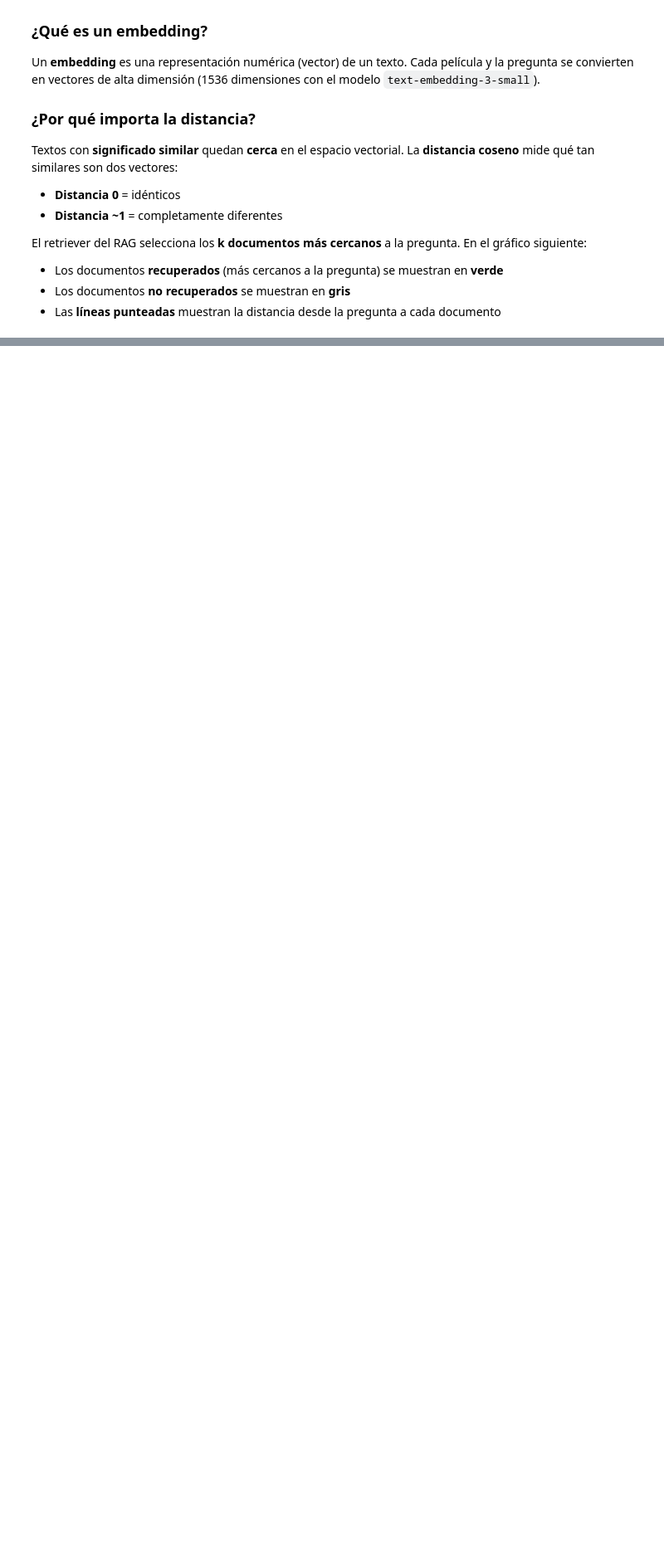
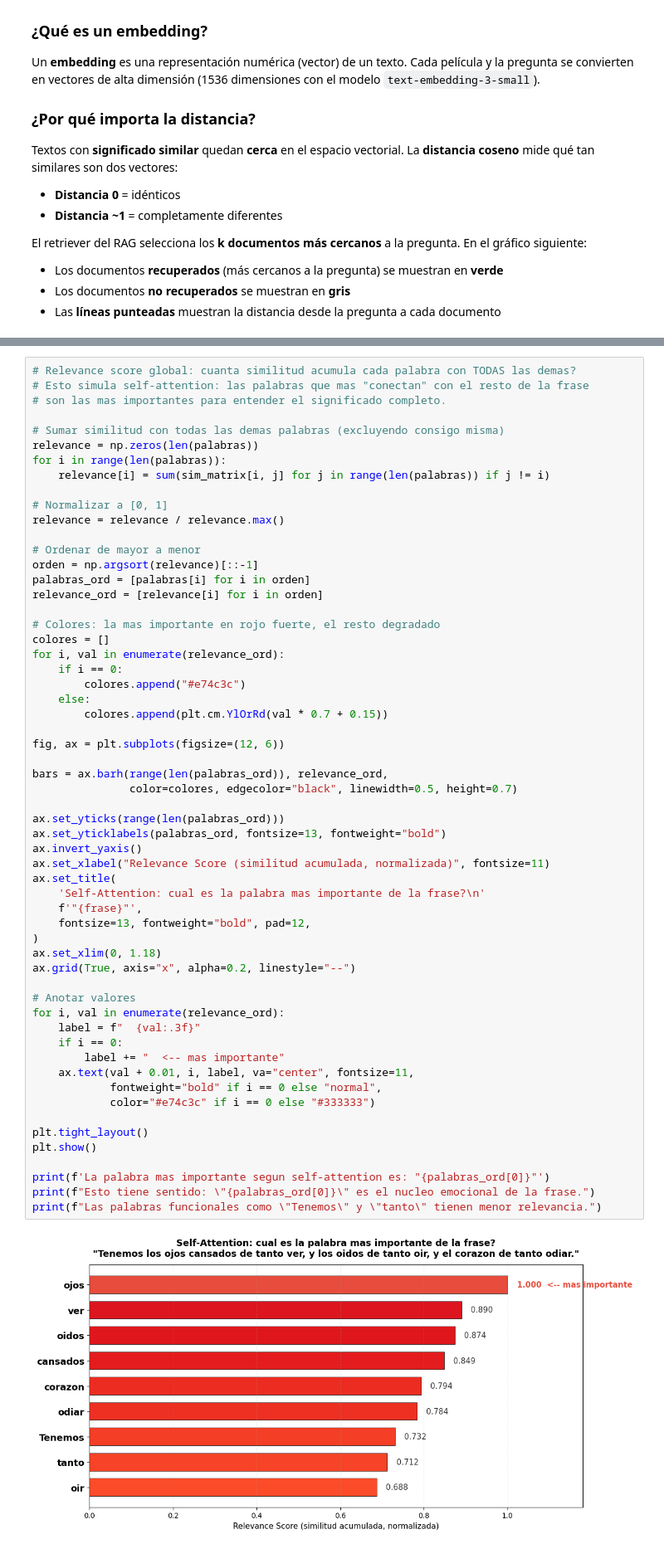
Before and after one commit to carlosjimenez88M/ai_engineering_henry, a Jupyter notebook: 02-vector_data_bases/intro/04-Rags-vectorial_databases.ipynb, the cells around one changed output, grey strips where cells are left out. Shown at 83% size. Drawn from its saved outputs; the diff is of its cells as text; blank space fills up the shorter version.

```diff
--- a/02-vector_data_bases/intro/04-Rags-vectorial_databases.ipynb
+++ b/02-vector_data_bases/intro/04-Rags-vectorial_databases.ipynb
@@ -400,0 +502,60 @@ Distancias coseno (menor = más similar):
+# %%
+# Relevance score global: cuanta similitud acumula cada palabra con TODAS las demas?
+# Esto simula self-attention: las palabras que mas "conectan" con el resto de la frase
+# son las mas importantes para entender el significado completo.
+
+# Sumar similitud con todas las demas palabras (excluyendo consigo misma)
+relevance = np.zeros(len(palabras))
+for i in range(len(palabras)):
+    relevance[i] = sum(sim_matrix[i, j] for j in range(len(palabras)) if j != i)
+
+# Normalizar a [0, 1]
+relevance = relevance / relevance.max()
+
+# Ordenar de mayor a menor
+orden = np.argsort(relevance)[::-1]
+palabras_ord = [palabras[i] for i in orden]
+relevance_ord = [relevance[i] for i in orden]
+
+# Colores: la mas importante en rojo fuerte, el resto degradado
+colores = []
+for i, val in enumerate(relevance_ord):
+    if i == 0:
+        colores.append("#e74c3c")
+    else:
+        colores.append(plt.cm.YlOrRd(val * 0.7 + 0.15))
+
+fig, ax = plt.subplots(figsize=(12, 6))
+
+bars = ax.barh(range(len(palabras_ord)), relevance_ord,
+               color=colores, edgecolor="black", linewidth=0.5, height=0.7)
+
+ax.set_yticks(range(len(palabras_ord)))
+ax.set_yticklabels(palabras_ord, fontsize=13, fontweight="bold")
+ax.invert_yaxis()
+ax.set_xlabel("Relevance Score (similitud acumulada, normalizada)", fontsize=11)
+ax.set_title(
+    'Self-Attention: cual es la palabra mas importante de la frase?\n'
+    f'"{frase}"',
+    fontsize=13, fontweight="bold", pad=12,
+)
+ax.set_xlim(0, 1.18)
+ax.grid(True, axis="x", alpha=0.2, linestyle="--")
+
+# Anotar valores
+for i, val in enumerate(relevance_ord):
+    label = f"  {val:.3f}"
+    if i == 0:
+        label += "  <-- mas importante"
+    ax.text(val + 0.01, i, label, va="center", fontsize=11,
+            fontweight="bold" if i == 0 else "normal",
+            color="#e74c3c" if i == 0 else "#333333")
+
+plt.tight_layout()
+plt.show()
+
+print(f'La palabra mas importante segun self-attention es: "{palabras_ord[0]}"')
+print(f"Esto tiene sentido: \"{palabras_ord[0]}\" es el nucleo emocional de la frase.")
+print(f"Las palabras funcionales como \"Tenemos\" y \"tanto\" tienen menor relevancia.")
+# %% [output]
+[figure, added]
```
Also changed, not shown: parts of 12 cells of this notebook, 3 other files.
